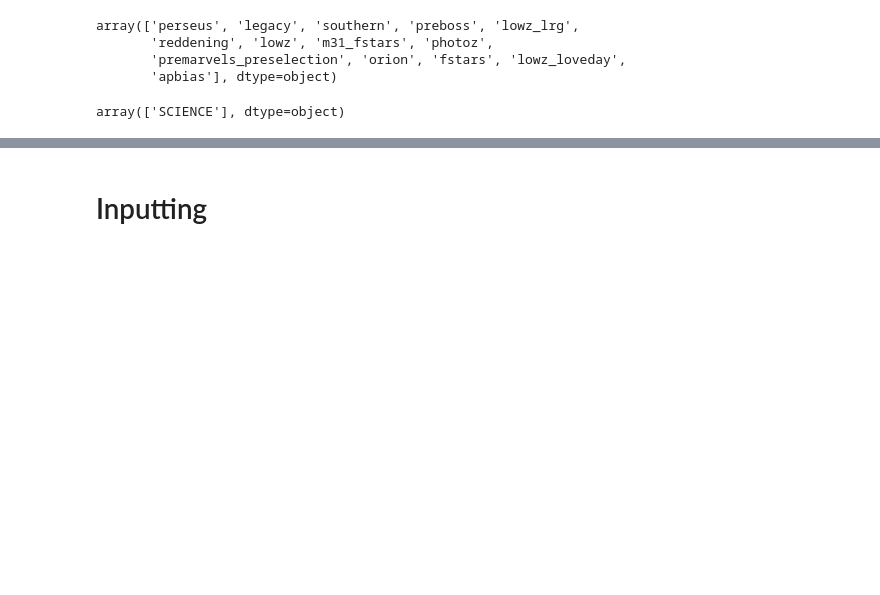
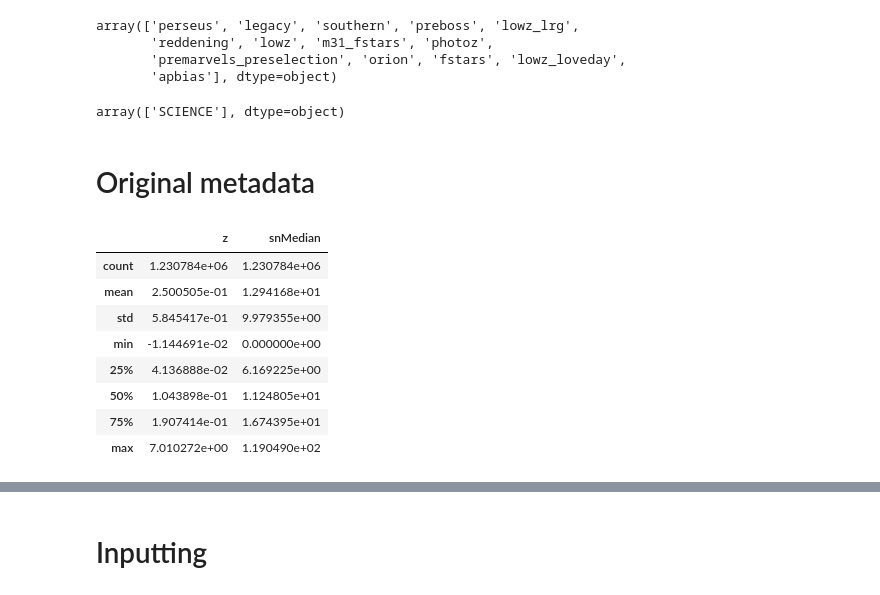
Before and after one commit to ed-ortizm/sdss, a Jupyter notebook: data_prep_illustrations/01_data_stats.ipynb, the cells around one changed output, grey strips where cells are left out. Drawn from its saved outputs; the diff is of its cells as text; code cells hidden in the pictures; blank space fills up the shorter version.

```diff
--- a/data_prep_illustrations/01_data_stats.ipynb
+++ b/data_prep_illustrations/01_data_stats.ipynb
@@ -46,6 +46,11 @@ interp_spectra.shape, spectra.shape
 # %% [output]
 ((791738, 4000), (728133, 3773))
 # %%
+sdss_dr16_df = pd.read_csv(
+    f"{data_dir}/meta_data/sdss_dr16.csv.gz",
+    index_col="specobjid",
+)
+
 meta_data_df = pd.read_csv(
     f"{data_dir}/0_01_z_0_5_4_0_snr_inf.csv.gz",
     index_col="specobjid",
@@ -91,3 +96,17 @@ array(['perseus', 'legacy', 'southern', 'preboss', 'lowz_lrg',
 final_meta_data_df.targetType.unique()
 # %% [output]
 array(['SCIENCE'], dtype=object)
+# %% [markdown]
+# Original metadata
+# %%
+sdss_dr16_df[['z', 'snMedian']].describe()
+# %% [output]
+|  | z | snMedian |
+| count | 1.230784e+06 | 1.230784e+06 |
+| mean | 2.500505e-01 | 1.294168e+01 |
+| std | 5.845417e-01 | 9.979355e+00 |
+| min | -1.144691e-02 | 0.000000e+00 |
+| 25% | 4.136888e-02 | 6.169225e+00 |
+| 50% | 1.043898e-01 | 1.124805e+01 |
+| 75% | 1.907414e-01 | 1.674395e+01 |
+| max | 7.010272e+00 | 1.190490e+02 |
```
Also changed, not shown: parts of 1 cell of this notebook, 1 other file.
